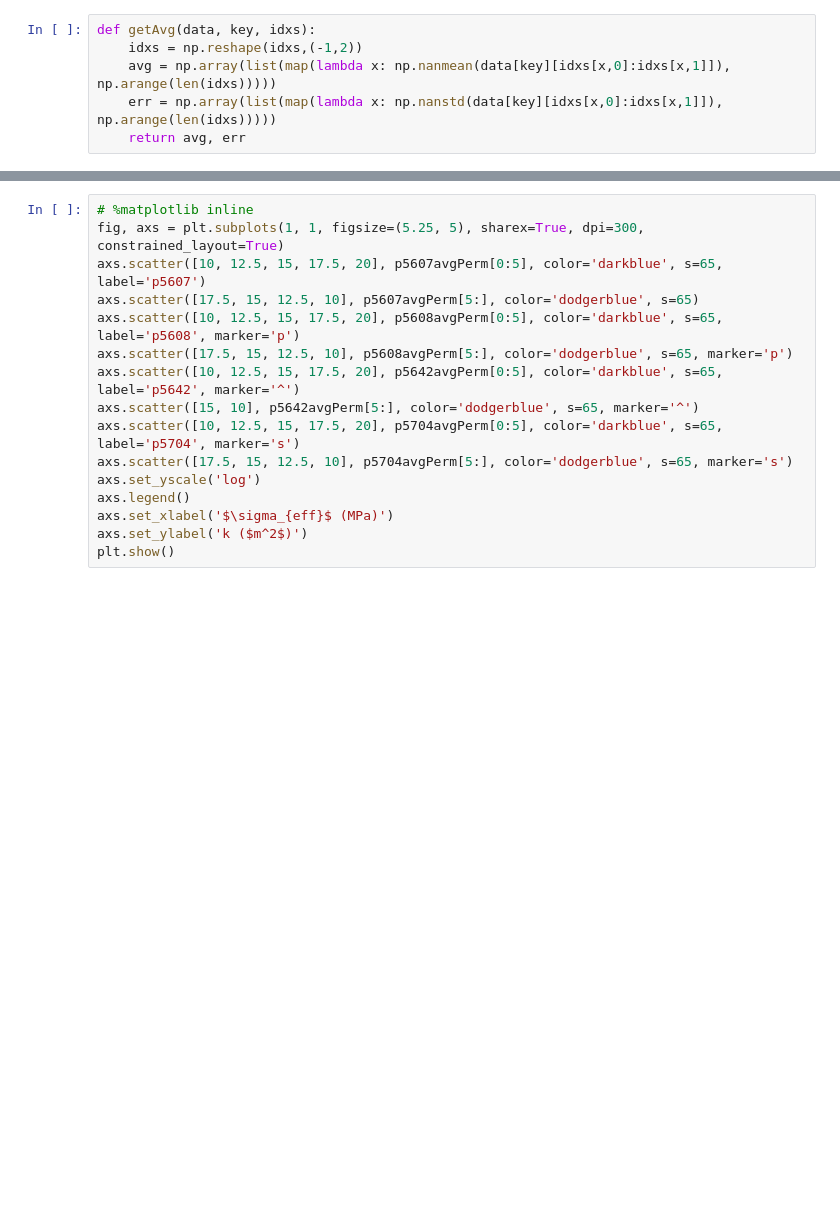
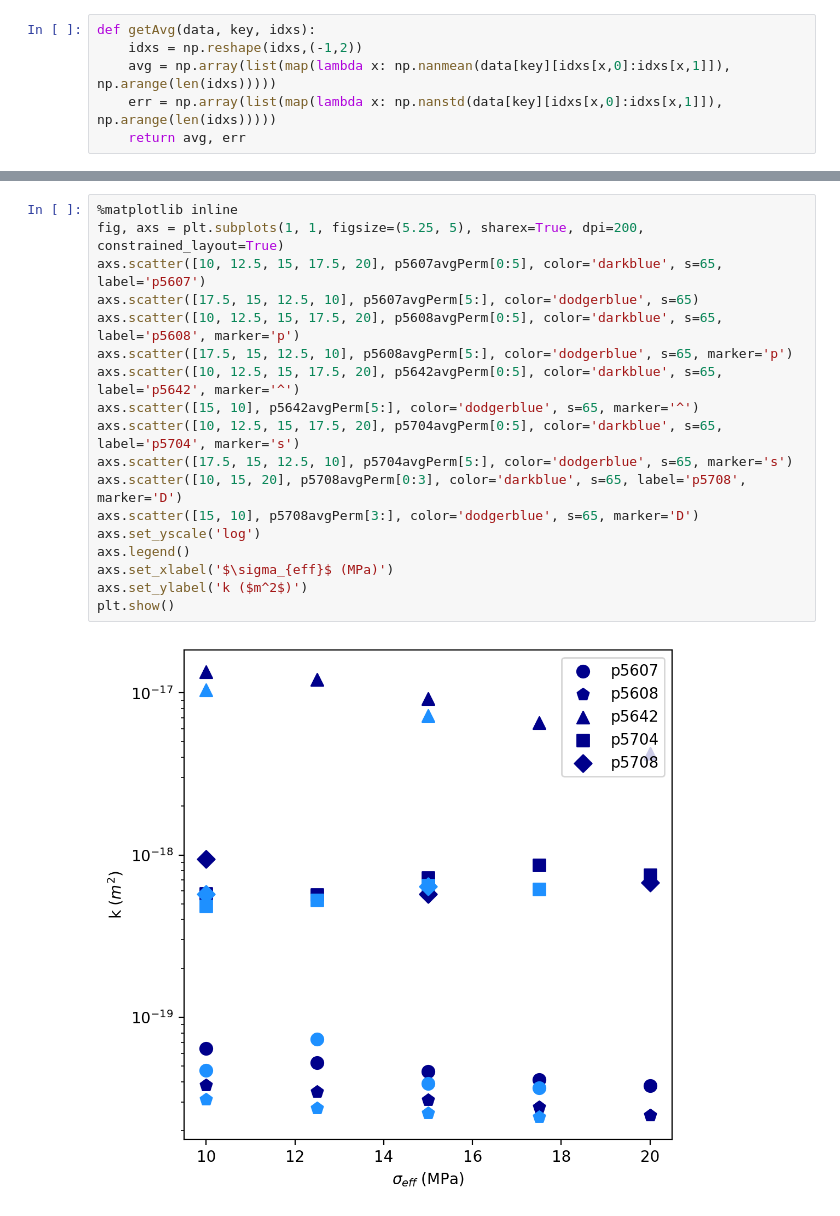
Before and after one commit to clay-wood/fracture-roughness, a Jupyter notebook: permComp.ipynb, the cells around one changed output, grey strips where cells are left out. Saved outputs shown, nothing was run; the diff lists cells and outputs as text; blank space fills up the shorter version.

```diff
--- a/permComp.ipynb
+++ b/permComp.ipynb
@@ -73,17 +135,21 @@ p5704avgDisp -= p5704avgDisp[0]
 # %%
-# %matplotlib inline
-fig, axs = plt.subplots(1, 1, figsize=(5.25, 5), sharex=True, dpi=300, constrained_layout=True)
+%matplotlib inline
+fig, axs = plt.subplots(1, 1, figsize=(5.25, 5), sharex=True, dpi=200, constrained_layout=True)
 axs.scatter([10, 12.5, 15, 17.5, 20], p5607avgPerm[0:5], color='darkblue', s=65, label='p5607')
 axs.scatter([17.5, 15, 12.5, 10], p5607avgPerm[5:], color='dodgerblue', s=65)
 axs.scatter([10, 12.5, 15, 17.5, 20], p5608avgPerm[0:5], color='darkblue', s=65, label='p5608', marker='p')
 axs.scatter([17.5, 15, 12.5, 10], p5608avgPerm[5:], color='dodgerblue', s=65, marker='p')
 axs.scatter([10, 12.5, 15, 17.5, 20], p5642avgPerm[0:5], color='darkblue', s=65, label='p5642', marker='^')
 axs.scatter([15, 10], p5642avgPerm[5:], color='dodgerblue', s=65, marker='^')
 axs.scatter([10, 12.5, 15, 17.5, 20], p5704avgPerm[0:5], color='darkblue', s=65, label='p5704', marker='s')
 axs.scatter([17.5, 15, 12.5, 10], p5704avgPerm[5:], color='dodgerblue', s=65, marker='s')
+axs.scatter([10, 15, 20], p5708avgPerm[0:3], color='darkblue', s=65, label='p5708', marker='D')
+axs.scatter([15, 10], p5708avgPerm[3:], color='dodgerblue', s=65, marker='D')
 axs.set_yscale('log')
 axs.legend()
 axs.set_xlabel('$\sigma_{eff}$ (MPa)')
 axs.set_ylabel('k ($m^2$)')
 plt.show()
+# %% [output]
+[figure, added]
 # %%
```
Also changed, not shown: parts of 12 cells of this notebook, 7 other files.
